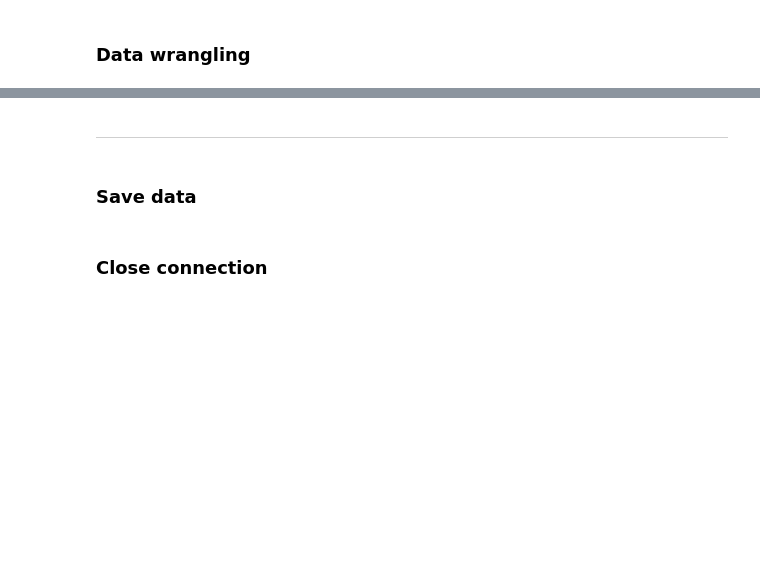
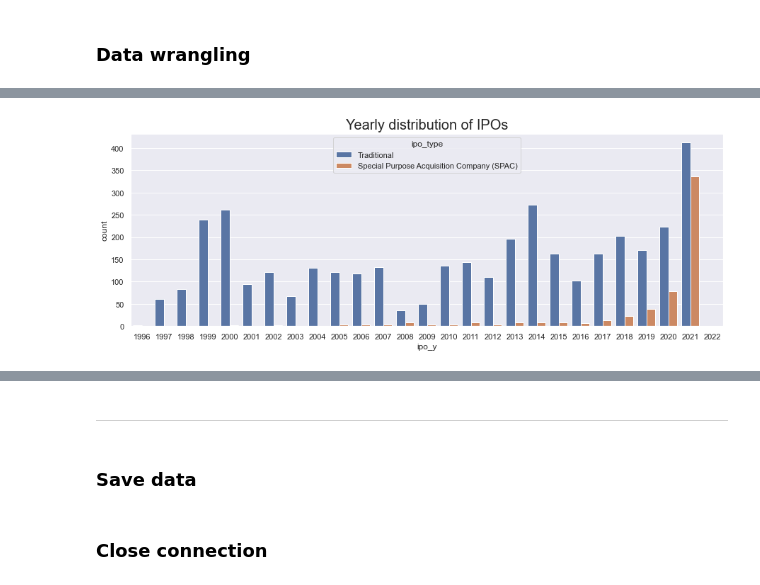
Before and after one commit to jaeyoonyu/jaeyoonyu.github.io, a Jupyter notebook: _code/wrds-download-AuditAnalytics-ipo.ipynb, the cells around one changed output, grey strips where cells are left out. Cells and saved outputs as stored; diff of their text form; code cells hidden in the pictures; blank space fills up the shorter version.

```diff
--- a/_code/wrds-download-AuditAnalytics-ipo.ipynb
+++ b/_code/wrds-download-AuditAnalytics-ipo.ipynb
@@ -92,4 +125,0 @@ pd.DataFrame(df.ipo_type.value_counts())
-# %%
-df[df.ipo_type=='Traditional']
-df.drop(columns='ipo_type', inplace= True)
-df.head()
@@ -111,0 +126,7 @@ df.head()
+# %%
+sns.set(rc={'figure.figsize':(15,5)})
+sns.countplot(data= df, x= 'ipo_y', hue='ipo_type')
+plt.title("Yearly distribution of IPOs", fontsize= 20)
+plt.show()
+# %% [output]
+[figure, added]
```
Also changed, not shown: parts of 21 cells of this notebook, 1 other file.
